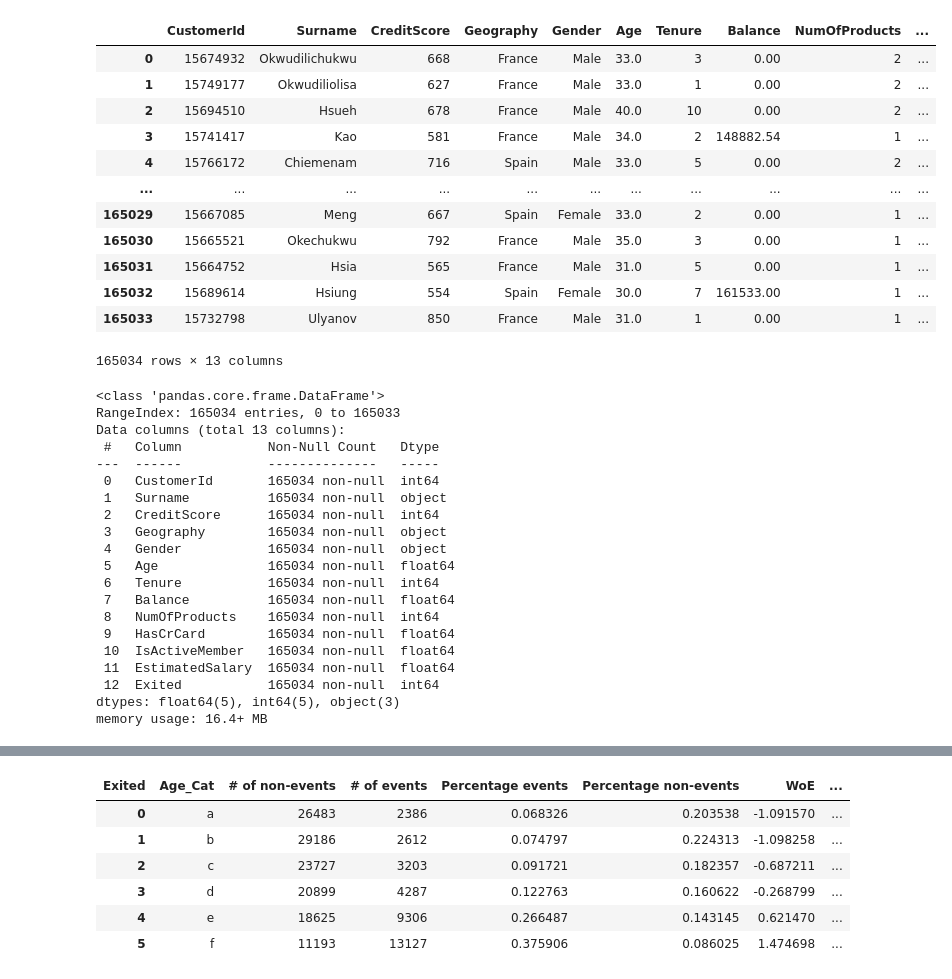
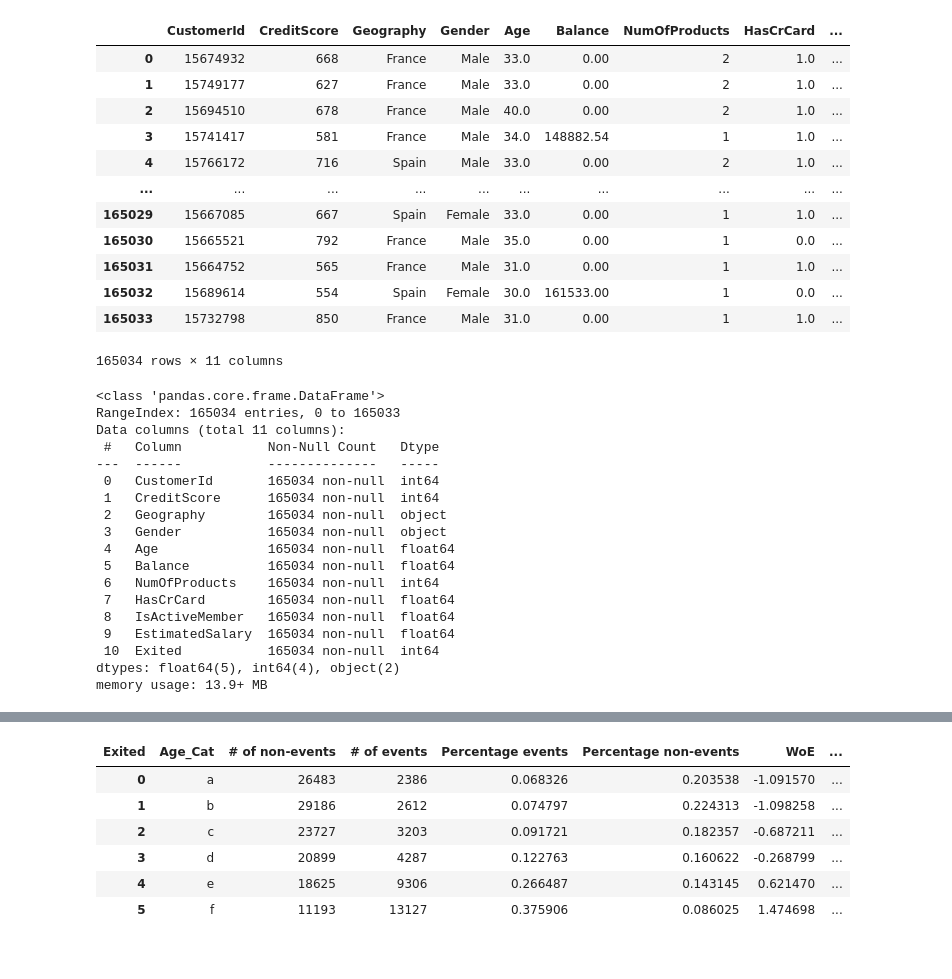
Before and after one commit to ShukurulloNabiyev/Exam-4, a Jupyter notebook: model.ipynb, the cells around one changed output, grey strips where cells are left out. Cells and saved outputs as stored; diff of their text form; code cells hidden in the pictures.

```diff
--- a/model.ipynb
+++ b/model.ipynb
@@ -11,44 +11,42 @@ from sklearn.pipeline import make_pipeline
 import matplotlib.pyplot as plt
 import seaborn as sns
 # %%
-df = pd.read_csv('train.csv').drop(columns=['id'])
-df_test = pd.read_csv('test.csv').drop(columns=['id'])
+df = pd.read_csv('train.csv').drop(columns=['id', 'Surname', 'Tenure'])
+df_test = pd.read_csv('test.csv').drop(columns=['id', 'Surname', 'Tenure'])
 df
 # %% [output]
-|  | CustomerId | Surname | CreditScore | Geography | Gender | Age | Tenure | Balance | NumOfProducts | ... |
-| 0 | 15674932 | Okwudilichukwu | 668 | France | Male | 33.0 | 3 | 0.00 | 2 | ... |
-| 1 | 15749177 | Okwudiliolisa | 627 | France | Male | 33.0 | 1 | 0.00 | 2 | ... |
-| 2 | 15694510 | Hsueh | 678 | France | Male | 40.0 | 10 | 0.00 | 2 | ... |
-| 3 | 15741417 | Kao | 581 | France | Male | 34.0 | 2 | 148882.54 | 1 | ... |
-| 4 | 15766172 | Chiemenam | 716 | Spain | Male | 33.0 | 5 | 0.00 | 2 | ... |
-| ... | ... | ... | ... | ... | ... | ... | ... | ... | ... | ... |
-| 165029 | 15667085 | Meng | 667 | Spain | Female | 33.0 | 2 | 0.00 | 1 | ... |
-| 165030 | 15665521 | Okechukwu | 792 | France | Male | 35.0 | 3 | 0.00 | 1 | ... |
-| 165031 | 15664752 | Hsia | 565 | France | Male | 31.0 | 5 | 0.00 | 1 | ... |
-| 165032 | 15689614 | Hsiung | 554 | Spain | Female | 30.0 | 7 | 161533.00 | 1 | ... |
-| 165033 | 15732798 | Ulyanov | 850 | France | Male | 31.0 | 1 | 0.00 | 1 | ... |
+|  | CustomerId | CreditScore | Geography | Gender | Age | Balance | NumOfProducts | HasCrCard | ... |
+| 0 | 15674932 | 668 | France | Male | 33.0 | 0.00 | 2 | 1.0 | ... |
+| 1 | 15749177 | 627 | France | Male | 33.0 | 0.00 | 2 | 1.0 | ... |
+| 2 | 15694510 | 678 | France | Male | 40.0 | 0.00 | 2 | 1.0 | ... |
+| 3 | 15741417 | 581 | France | Male | 34.0 | 148882.54 | 1 | 1.0 | ... |
+| 4 | 15766172 | 716 | Spain | Male | 33.0 | 0.00 | 2 | 1.0 | ... |
+| ... | ... | ... | ... | ... | ... | ... | ... | ... | ... |
+| 165029 | 15667085 | 667 | Spain | Female | 33.0 | 0.00 | 1 | 1.0 | ... |
+| 165030 | 15665521 | 792 | France | Male | 35.0 | 0.00 | 1 | 0.0 | ... |
+| 165031 | 15664752 | 565 | France | Male | 31.0 | 0.00 | 1 | 1.0 | ... |
+| 165032 | 15689614 | 554 | Spain | Female | 30.0 | 161533.00 | 1 | 0.0 | ... |
+| 165033 | 15732798 | 850 | France | Male | 31.0 | 0.00 | 1 | 1.0 | ... |
-165034 rows × 13 columns
+165034 rows × 11 columns
 # %%
 df.info()
 # %% [output]
 <class 'pandas.core.frame.DataFrame'>
 RangeIndex: 165034 entries, 0 to 165033
-Data columns (total 13 columns):
+Data columns (total 11 columns):
  #   Column           Non-Null Count   Dtype
 ---  ------           --------------   -----
  0   CustomerId       165034 non-null  int64
- 1   Surname          165034 non-null  object
- 2   CreditScore      165034 non-null  int64
- 3   Geography        165034 non-null  object
- 4   Gender           165034 non-null  object
- 5   Age              165034 non-null  float64
- 6   Tenure           165034 non-null  int64
- 7   Balance          165034 non-null  float64
- 8   NumOfProducts    165034 non-null  int64
- 9   HasCrCard        165034 non-null  float64
- 10  IsActiveMember   165034 non-null  float64
- 11  EstimatedSalary  165034 non-null  float64
- 12  Exited           165034 non-null  int64
-dtypes: float64(5), int64(5), object(3)
-memory usage: 16.4+ MB
+ 1   CreditScore      165034 non-null  int64
+ 2   Geography        165034 non-null  object
+ 3   Gender           165034 non-null  object
+ 4   Age              165034 non-null  float64
+ 5   Balance          165034 non-null  float64
+ 6   NumOfProducts    165034 non-null  int64
+ 7   HasCrCard        165034 non-null  float64
+ 8   IsActiveMember   165034 non-null  float64
+ 9   EstimatedSalary  165034 non-null  float64
+ 10  Exited           165034 non-null  int64
+dtypes: float64(5), int64(4), object(2)
+memory usage: 13.9+ MB
 # %%
```
Also changed, not shown: parts of 11 cells of this notebook.
